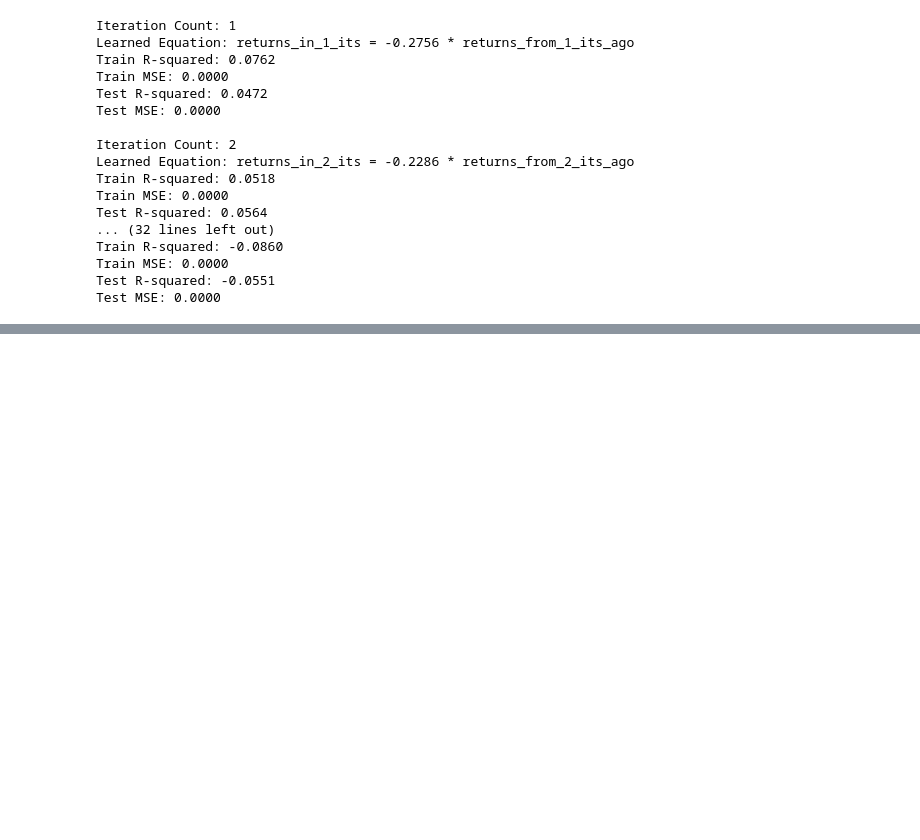
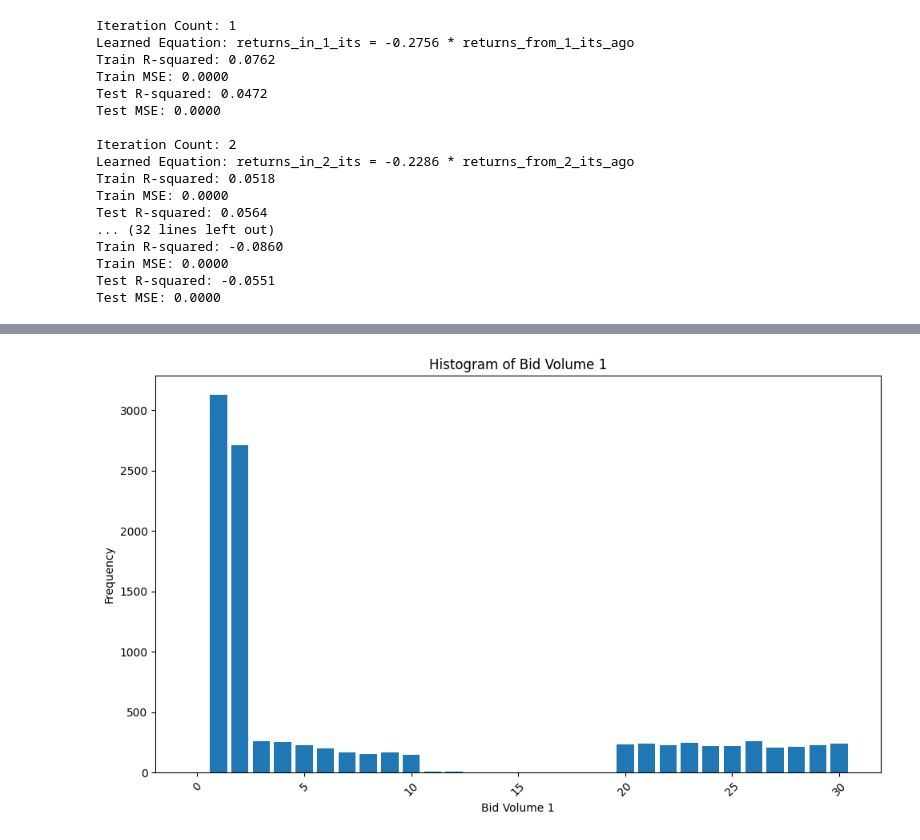
Before and after one commit to TheNoZER0/imc-prosperity3, a Jupyter notebook: Algo.ipynb, the cells around one changed output, grey strips where cells are left out. Drawn from its saved outputs; the diff is of its cells as text; code cells hidden in the pictures; blank space fills up the shorter version.

```diff
--- a/Algo.ipynb
+++ b/Algo.ipynb
@@ -295,0 +303,3 @@ Test MSE: 0.0000
+# %%
+resin_data = market_data[market_data['product'] == 'RAINFOREST_RESIN'].reset_index(drop=True)
+resin_data['bid_volume_1'].value_counts()
@@ -295,0 +324,14 @@ Test MSE: 0.0000
+# %%
+bid_volume_counts = resin_data['bid_volume_1'].value_counts()
+
+# Create a histogram
+plt.figure(figsize=(10, 6))
+plt.bar(bid_volume_counts.index, bid_volume_counts.values)
+plt.xlabel('Bid Volume 1')
+plt.ylabel('Frequency')
+plt.title('Histogram of Bid Volume 1')
+plt.xticks(rotation=45)
+plt.tight_layout()
+plt.show()
+# %% [output]
+[figure, added]
```
Also changed, not shown: parts of 9 cells of this notebook.
